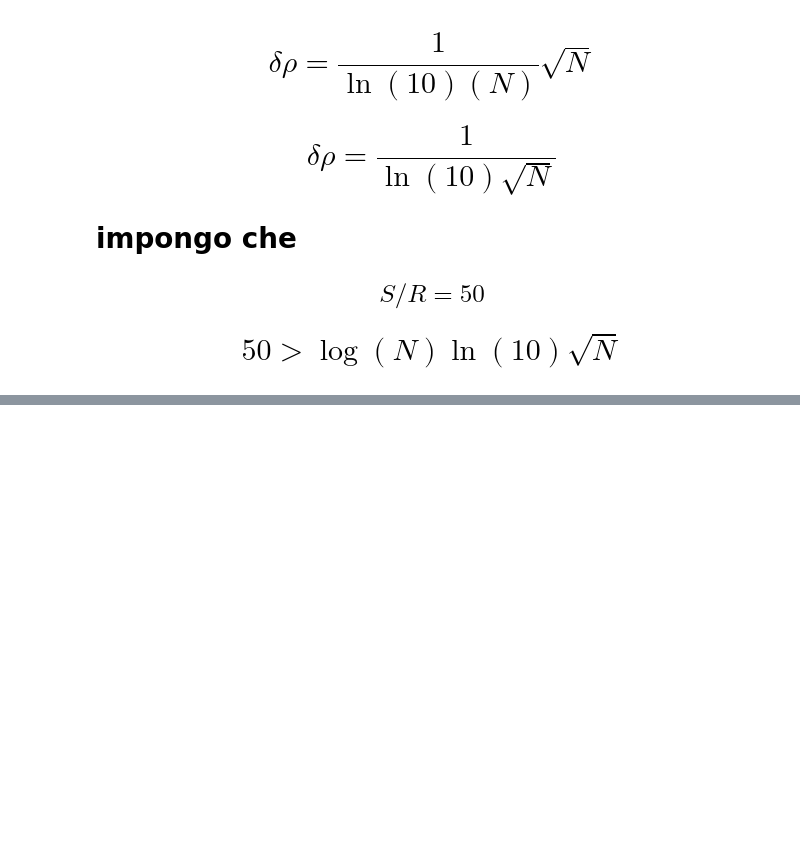
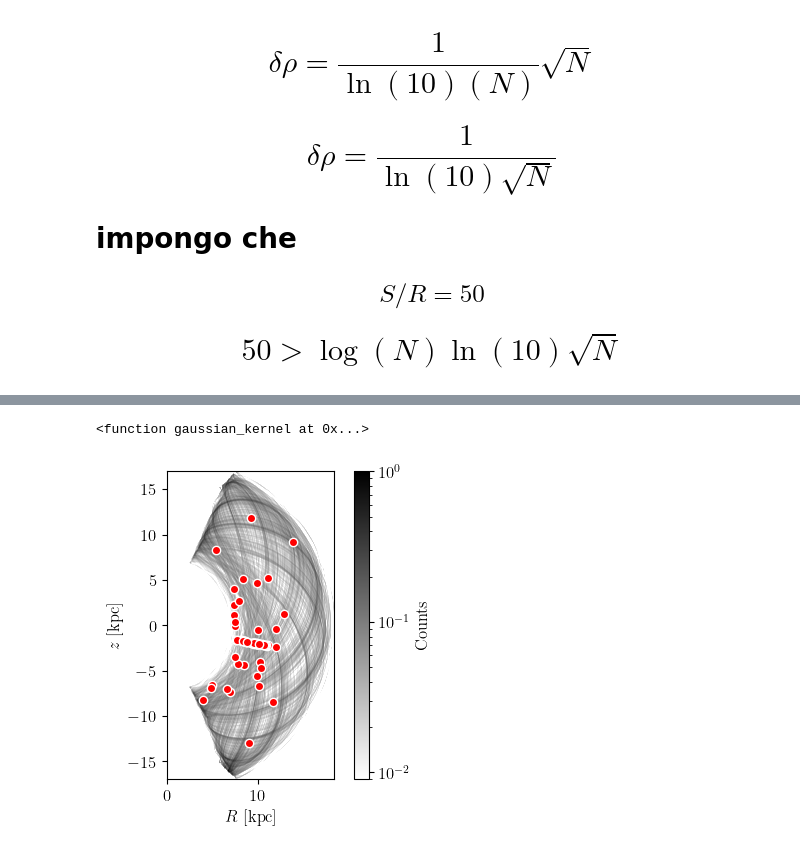
Before and after one commit to salvatore-ferrone/stream_analysis, a Jupyter notebook: figures/perturber_statistics.ipynb, the cells around one changed output, grey strips where cells are left out. Saved outputs shown, nothing was run; the diff lists cells and outputs as text; code cells hidden in the pictures; blank space fills up the shorter version.

```diff
--- a/figures/perturber_statistics.ipynb
+++ b/figures/perturber_statistics.ipynb
@@ -297,0 +377,32 @@ array([6.8017009])
+# %%
+nbins = int(np.ceil(np.sqrt(nmontecarlo*sizeT)))
+Redges=np.linspace(Rlims[0],Rlims[1],nbins)
+zedges = np.linspace(zlims[0], zlims[1], nbins)
+hist, xedges, yedges = np.histogram2d(RsPal, zsPal, bins=(Redges, zedges))
+# %%
+binsize = xedges[1] - xedges[0]
+physical_size = 0.2
+kernel_size=int(physical_size/binsize)
+sigma = 3.0
+# %%
+my_gaussian_kernel = gaussian_kernel(kernel_size, sigma)
+print(gaussian_kernel)
+smoothed_hist = convolve2d(hist, my_gaussian_kernel)
+# %% [output]
+<function gaussian_kernel at 0x...>
+# %%
+smoothed_hist_normed = smoothed_hist / smoothed_hist.max()
+# %%
+from matplotlib import colors
+fig,axis=plt.subplots(1,1,figsize=(5,4))
+axis.scatter(Rs,zs,facecolor='red',edgecolor='white',label="Pertrbers",zorder=1)
+# axis.scatter(RsPal,zsPal,s=2,facecolor='gray',alpha=0.1)
+
+im=axis.pcolorfast(Rlims, zlims, smoothed_hist_normed.T, cmap='gray_r',norm=colors.LogNorm(vmin=1,vmax=1e-2))
+cbar=fig.colorbar(im, ax=axis,label="Counts")
+axis.set_xlim(Rlims)
+axis.set_ylim(zlims)
+axis.set(xlabel=r"$R$ [kpc]",ylabel=r"$z$ [kpc]")
+axis.set_aspect('equal')
+# %% [output]
+[figure, added]
```
Also changed, not shown: parts of 15 cells of this notebook.
